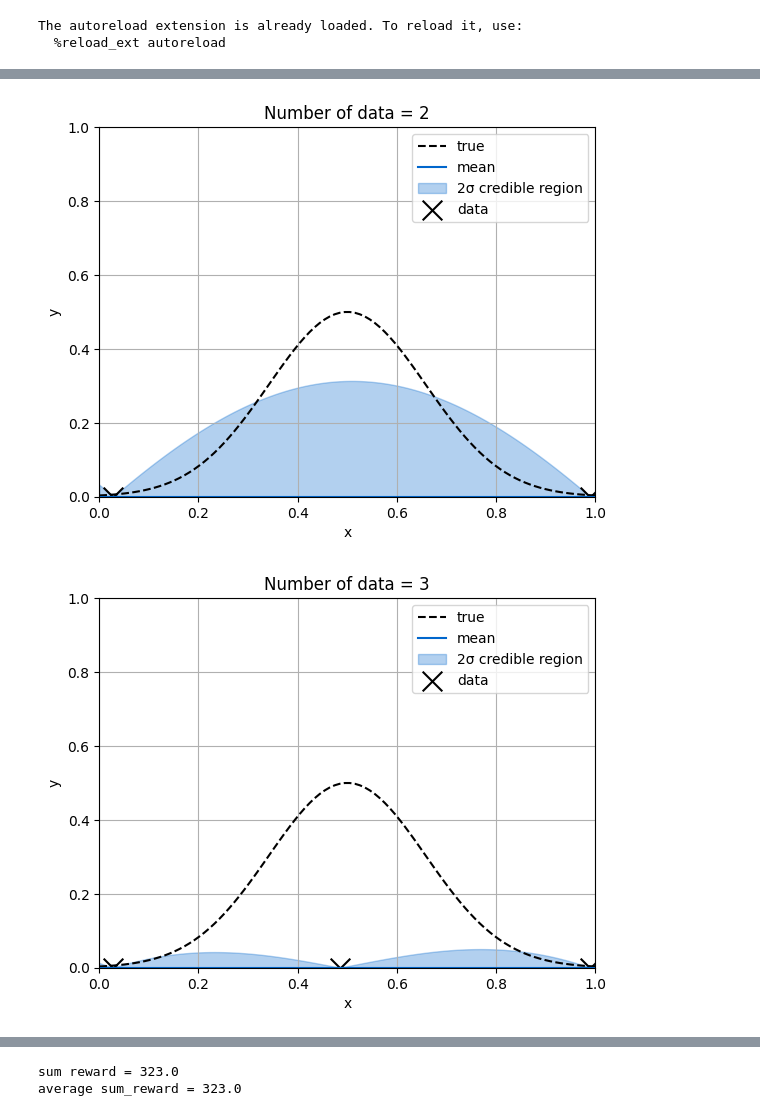
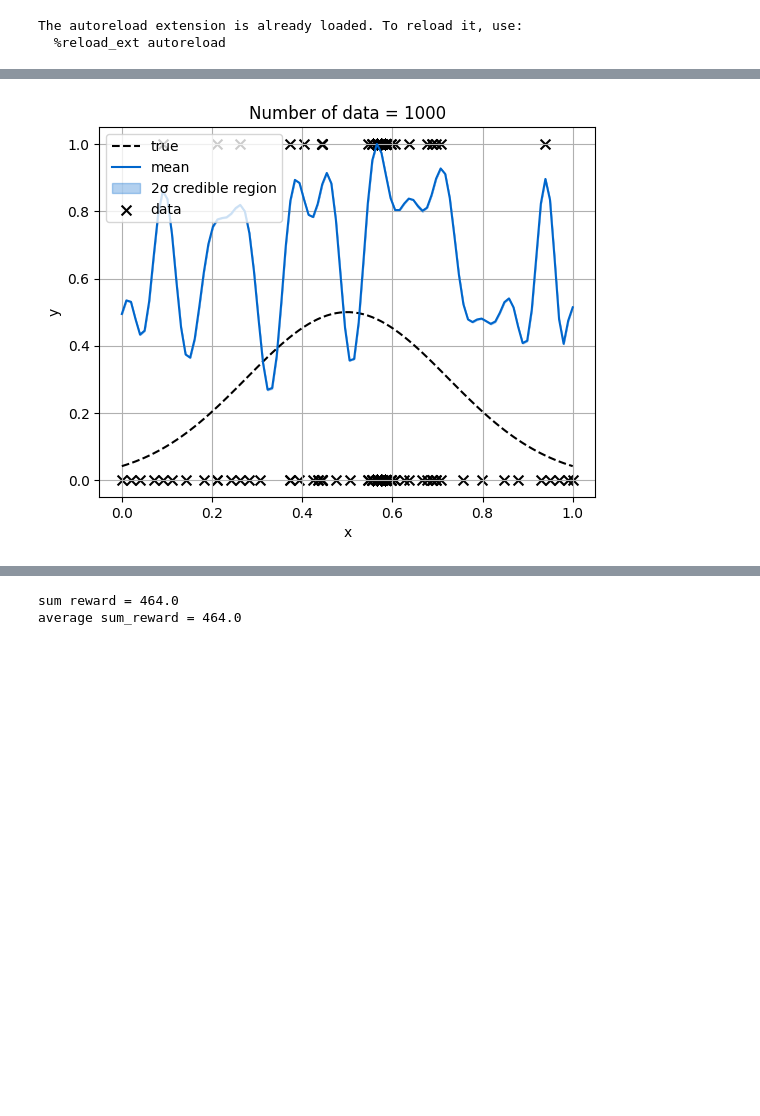
Before and after one commit to j319097/Continuum-armed-Bandits-, a Jupyter notebook: work/GP-TS.ipynb, the cells around one changed output, grey strips where cells are left out. Saved outputs shown, nothing was run; the diff lists cells and outputs as text; code cells hidden in the pictures; blank space fills up the shorter version.

```diff
--- a/work/GP-TS.ipynb
+++ b/work/GP-TS.ipynb
@@ -22,12 +22,11 @@ bp.plot_train_func(x,y)
 # %%
 T = 1
 sum = 0
-kernel_sigma  = [0.000000000001, 1]
+kernel_sigma  = [5, 0.01]
 for i in range(T):
-    y_train, x_train = bp.sim_GP(bandit_algo, number_of_action, train_func, x, bp.GP, is_gp_plot=True)
+    y_train, x_train = bp.sim_GP(bandit_algo, number_of_action, train_func, x, bp.GP, is_gp_plot=True, kernel_sigma=kernel_sigma)
     print(f'sum reward = {np.sum(y_train)}')
     sum += np.sum(y_train)
 print(f'average sum_reward = {sum/T}')
 # %% [output]
-[figure, old version]
+[figure, new version]
-[figure, removed]
@@ -38,5 +33,5 @@ print(f'average sum_reward = {sum/T}')
-sum reward = 323.0
-average sum_reward = 323.0
+sum reward = 464.0
+average sum_reward = 464.0
 # %%
 train_area = {'mean' : 0.5, 'min' : 0.4, 'max' : 0.6},
 bp.plot_transition_action(x_train, number_of_action, train_area)
```
Also changed, not shown: parts of 3 cells of this notebook, 1 other file.
